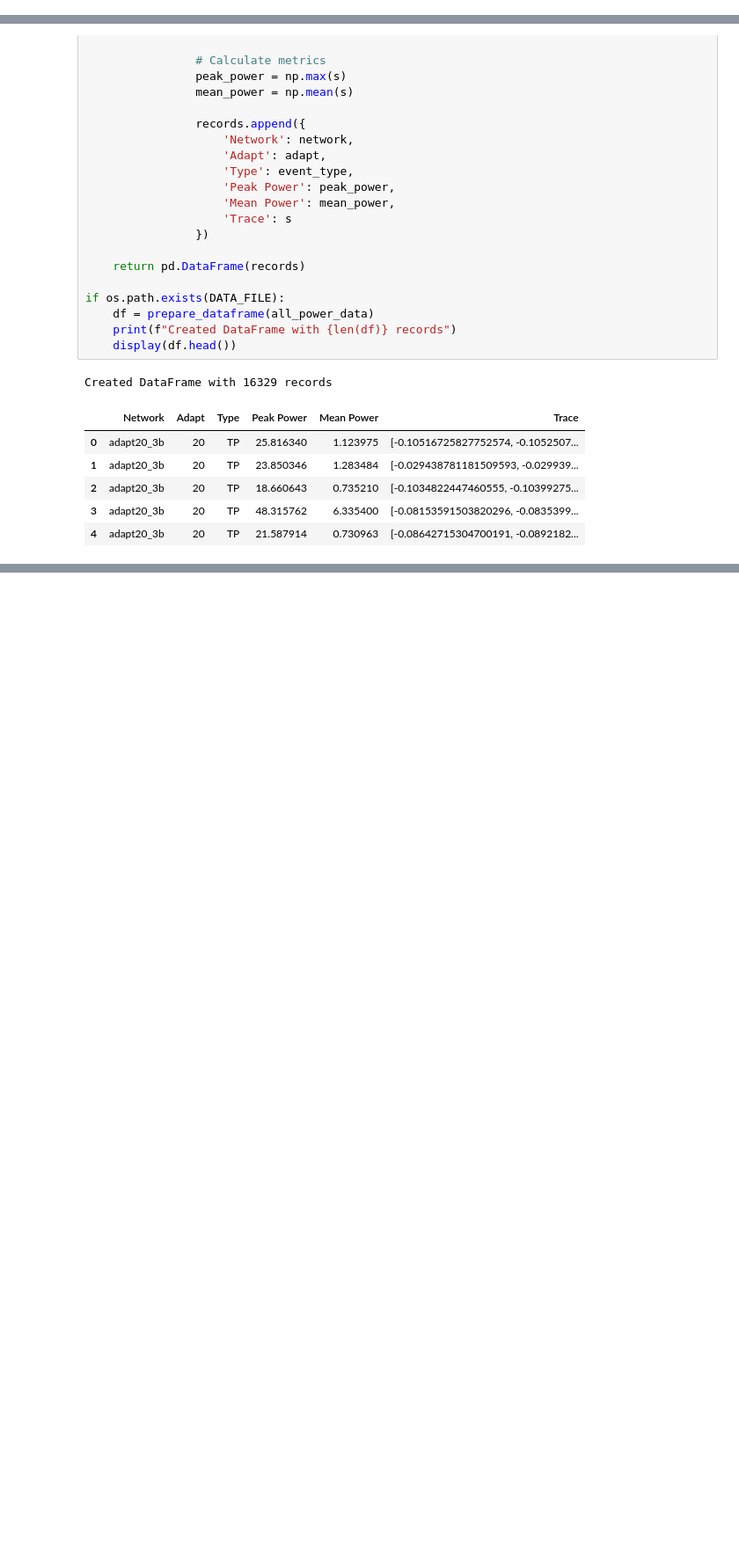
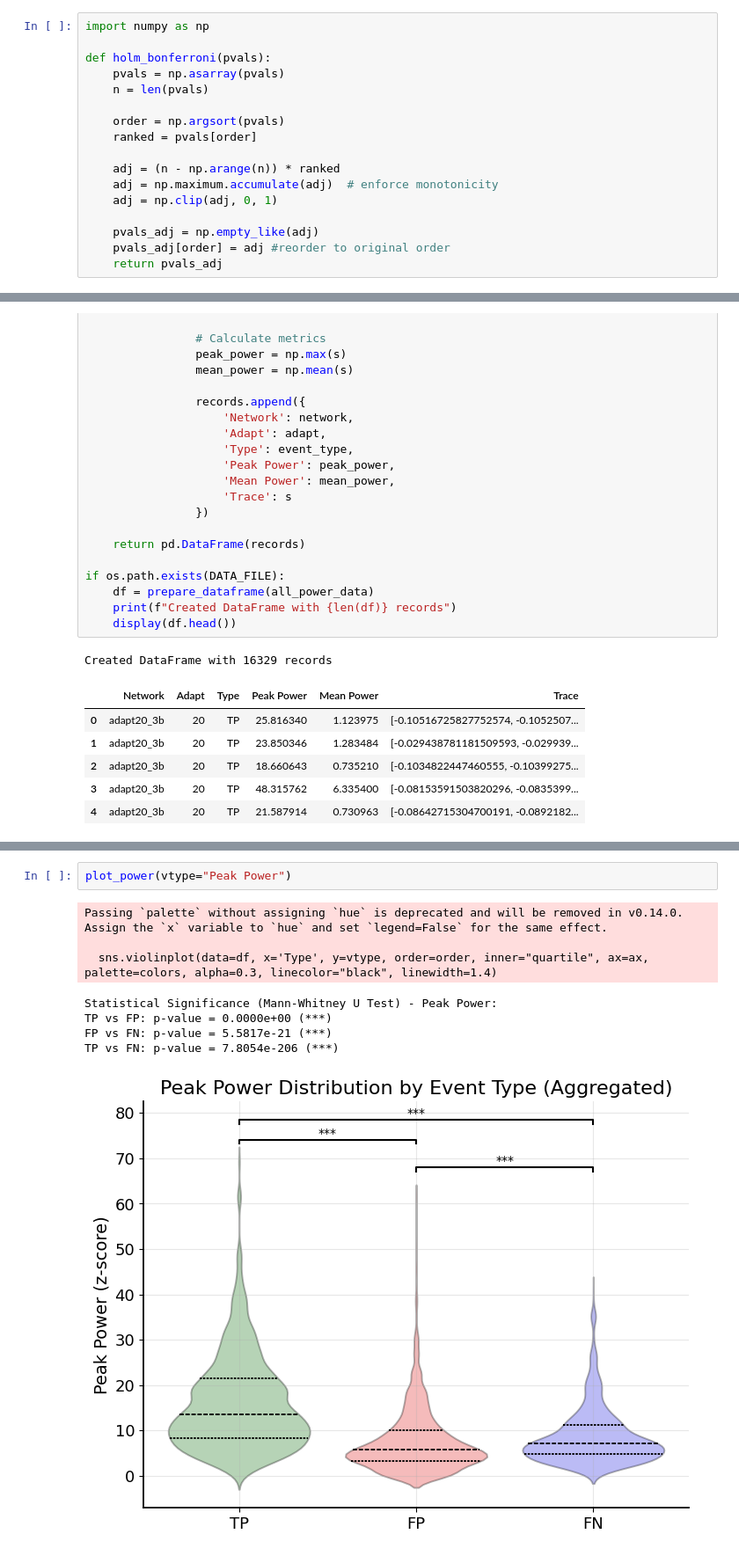
Before and after one commit to pedrofurrix/LAVA_SNN_ripples, a Jupyter notebook: snnTorch/generalization_madrid/power_analysis.ipynb, the cells around one changed output, grey strips where cells are left out. Shown at 88% size. Saved outputs shown, nothing was run; the diff lists cells and outputs as text; blank space fills up the shorter version.

```diff
--- a/snnTorch/generalization_madrid/power_analysis.ipynb
+++ b/snnTorch/generalization_madrid/power_analysis.ipynb
@@ -51,6 +52,23 @@ def barplot_annotate_brackets(num1, num2, data, center, height, ax, yerr=None, d
         kwargs['fontsize'] = fs
 
     ax.text(*mid, text, **kwargs)
+# %%
+import numpy as np
+
+def holm_bonferroni(pvals):
+    pvals = np.asarray(pvals)
+    n = len(pvals)
+
+    order = np.argsort(pvals)
+    ranked = pvals[order]
+
+    adj = (n - np.arange(n)) * ranked
+    adj = np.maximum.accumulate(adj)  # enforce monotonicity
+    adj = np.clip(adj, 0, 1)
+
+    pvals_adj = np.empty_like(adj)
+    pvals_adj[order] = adj #reorder to original order
+    return pvals_adj
 # %%
 # Setup paths
 curr_dir = os.getcwd()
@@ -233,0 +203,11 @@ FP vs FN: p-value = 1.4741e-07 (***)
+# %%
+plot_power(vtype="Peak Power")
+# %% [output]
+Passing `palette` without assigning `hue` is deprecated and will be removed in v0.14.0. Assign the `x` variable to `hue` and set `legend=False` for the same effect.
+
+  sns.violinplot(data=df, x='Type', y=vtype, order=order, inner="quartile", ax=ax, palette=colors, alpha=0.3, linecolor="black", linewidth=1.4)
+Statistical Significance (Mann-Whitney U Test) - Peak Power:
+TP vs FP: p-value = 0.0000e+00 (***)
+FP vs FN: p-value = 5.5817e-21 (***)
+TP vs FN: p-value = 7.8054e-206 (***)
+[figure, added]
```
Also changed, not shown: parts of 5 cells of this notebook, 4 other files.
